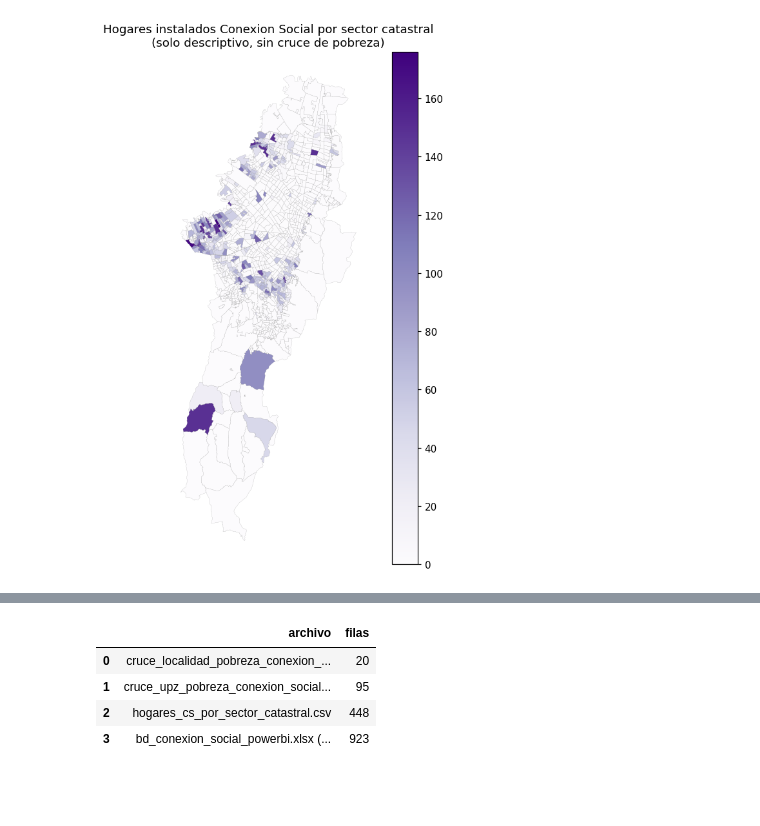
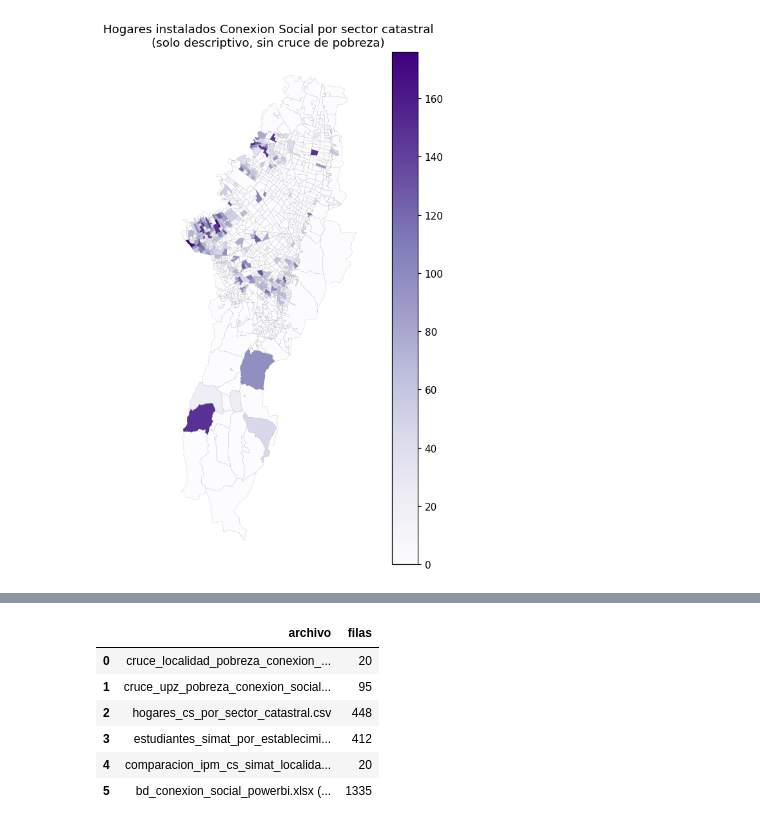
Before and after one commit to jestupinan5/DataJam---Conexi-n-Social-Integraci-n-Social, a Jupyter notebook: notebooks/01_analisis_espacial_conexion_social.ipynb, the cells around one changed output, grey strips where cells are left out. Saved outputs shown, nothing was run; the diff lists cells and outputs as text; code cells hidden in the pictures; blank space fills up the shorter version.

```diff
--- a/notebooks/01_analisis_espacial_conexion_social.ipynb
+++ b/notebooks/01_analisis_espacial_conexion_social.ipynb
@@ -613,0 +732,15 @@ Seccion pendiente de activar cuando se disponga del archivo SIMAT.
+# %%
+cs_por_grupo_upz_2 = df_cs.groupby("NOMBRE_UPZ_GRUPO").size().rename("hogares_cs").reset_index()
+
+comparacion_upz = ipm_upz.merge(cs_por_grupo_upz_2, on="NOMBRE_UPZ_GRUPO", how="left")
+comparacion_upz = comparacion_upz.merge(estudiantes_upz_grupo, on="NOMBRE_UPZ_GRUPO", how="left")
+comparacion_upz[["hogares_cs", "estudiantes_oficiales"]] = comparacion_upz[["hogares_cs", "estudiantes_oficiales"]].fillna(0)
+comparacion_upz["cobertura_cs_por_1000_hogares"] = (
+    comparacion_upz["hogares_cs"] / comparacion_upz["hogares_totales_estimados_emb"] * 1000
+)
+comparacion_upz["cobertura_cs_por_1000_estudiantes"] = (
+    comparacion_upz["hogares_cs"] / comparacion_upz["estudiantes_oficiales"] * 1000
+).replace([np.inf, -np.inf], np.nan)
+comparacion_upz = comparacion_upz.sort_values("pct_pobreza_ipm", ascending=False)
+comparacion_upz.to_csv(OUT_TABLES / "comparacion_ipm_cs_simat_upz.csv", index=False)
+comparacion_upz.head(15)
@@ -639,9 +877,12 @@ import sqlite3
 POWERBI_DIR = BASE_DIR / "outputs" / "powerbi"
 POWERBI_DIR.mkdir(parents=True, exist_ok=True)
 
-dim_localidad = cruce_localidad.drop(columns="LOC_KEY").rename(columns={"NOMBRE_LOCALIDAD": "localidad"})
-dim_upz = cruce_upz.rename(columns={"NOMBRE_UPZ_GRUPO": "upz_grupo"})
+dim_localidad = comparacion_localidad.drop(columns="LOC_KEY").rename(columns={"NOMBRE_LOCALIDAD": "localidad"})
+dim_upz = comparacion_upz.rename(columns={"NOMBRE_UPZ_GRUPO": "upz_grupo"})
 dim_sector_catastral = cs_sector.rename(columns={"SCaNombre": "sector_catastral"})
+dim_establecimiento_simat = estudiantes_colegio.rename(columns={
+    "dane12_ee": "codigo_dane", "nom_establecimiento_educativo": "colegio", "nom_localidad": "localidad",
+})
 
 hogares_cs_por_estrato = (
     gdf_cs.groupby(["LOCNOMBRE", "ESTRATO"]).size().rename("hogares_cs").reset_index()
@@ -656,6 +897,7 @@ tablas_powerbi = {
     "dim_localidad": dim_localidad,
     "dim_upz": dim_upz,
     "dim_sector_catastral": dim_sector_catastral,
+    "dim_establecimiento_simat": dim_establecimiento_simat,
     "hogares_cs_por_estrato": hogares_cs_por_estrato,
     "hogares_cs_por_clasificacion_sisben": hogares_cs_por_clasificacion_sisben,
 }
@@ -722,17 +975,24 @@ Los microdatos originales (`Perfiles_CS.xlsx`, `em2021.csv`,
 # %%
 resumen = pd.DataFrame({
     "archivo": [
         "cruce_localidad_pobreza_conexion_social.csv",
         "cruce_upz_pobreza_conexion_social.csv",
         "hogares_cs_por_sector_catastral.csv",
-        "bd_conexion_social_powerbi.xlsx (5 hojas)",
+        "estudiantes_simat_por_establecimiento.csv",
+        "comparacion_ipm_cs_simat_localidad.csv",
+        "bd_conexion_social_powerbi.xlsx (6 hojas)",
     ],
-    "filas": [len(cruce_localidad), len(cruce_upz), len(cs_sector), sum(len(t) for t in tablas_powerbi.values())],
+    "filas": [
+        len(cruce_localidad), len(cruce_upz), len(cs_sector), len(estudiantes_colegio),
+        len(comparacion_localidad), sum(len(t) for t in tablas_powerbi.values()),
+    ],
 })
 resumen
 # %% [output]
 |  | archivo | filas |
 | 0 | cruce_localidad_pobreza_conexion_... | 20 |
 | 1 | cruce_upz_pobreza_conexion_social... | 95 |
 | 2 | hogares_cs_por_sector_catastral.csv | 448 |
-| 3 | bd_conexion_social_powerbi.xlsx (... | 923 |
+| 3 | estudiantes_simat_por_establecimi... | 412 |
+| 4 | comparacion_ipm_cs_simat_localida... | 20 |
+| 5 | bd_conexion_social_powerbi.xlsx (... | 1335 |
```
Also changed, not shown: parts of 20 cells of this notebook, 11 other files.
